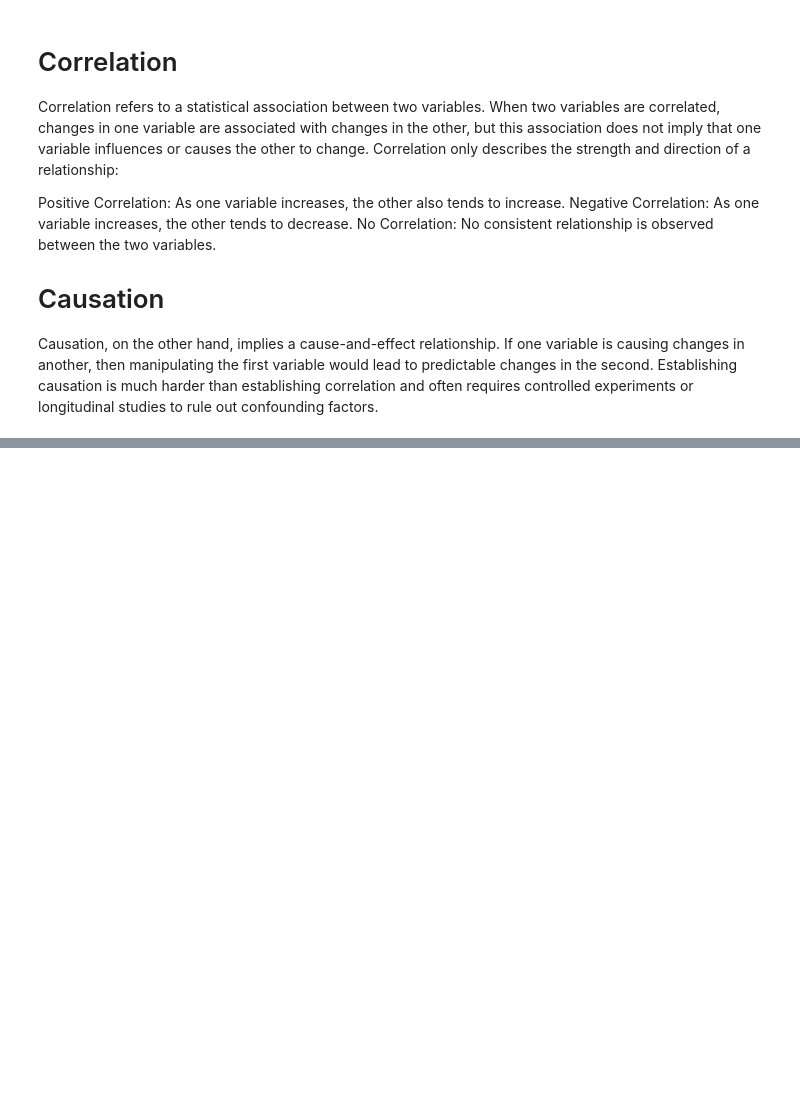
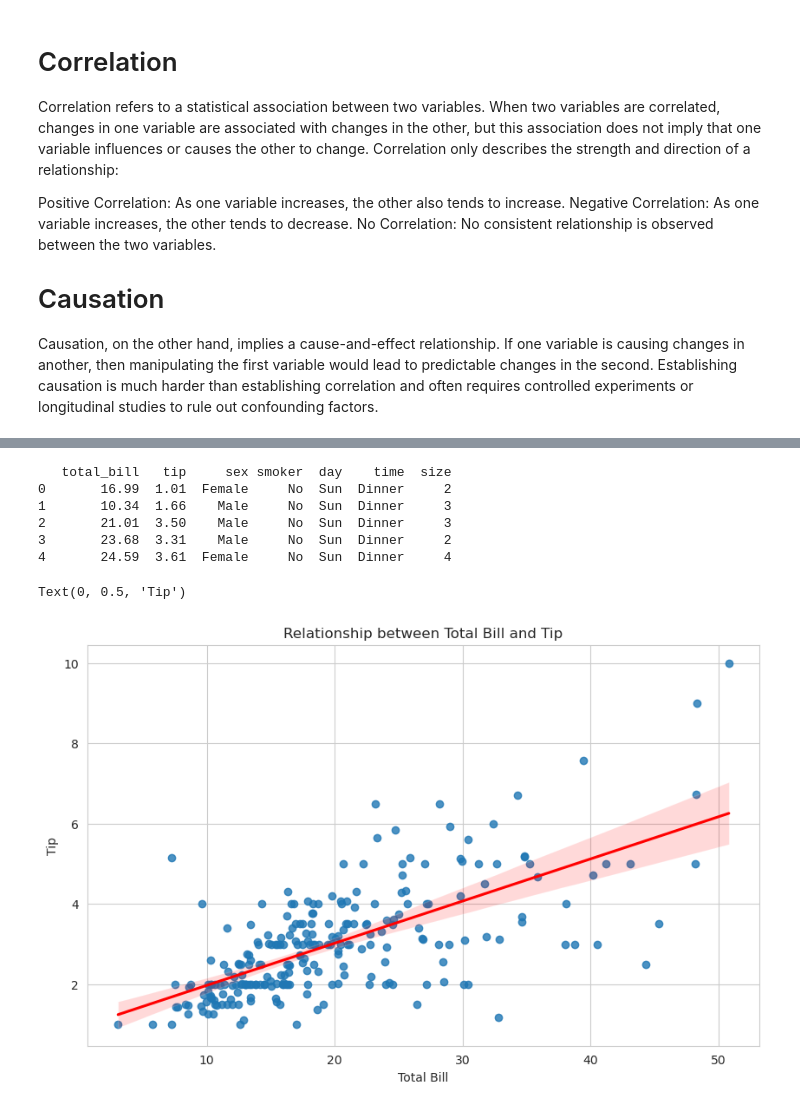
Before and after one commit to Ritik-mobcoder/Correlation-and-Regression-analysis, a Jupyter notebook: Correlation.ipynb, the cells around one changed output, grey strips where cells are left out. Drawn from its saved outputs; the diff is of its cells as text; code cells hidden in the pictures; blank space fills up the shorter version.

Commit message:
Simple Linear Regression

```diff
--- a/Correlation.ipynb
+++ b/Correlation.ipynb
@@ -49,0 +62,26 @@ Causation, on the other hand, implies a cause-and-effect relationship. If one va
+# %%
+tips = sns.load_dataset("tips")
+print(tips.head())
+X = tips[["total_bill"]]
+y = tips["tip"]
+
+X_train, X_test, y_train, y_test = train_test_split(X, y, test_size=0.2, random_state = 42)
+
+model = LinearRegression()
+model.fit(X_train, y_train)
+y_pred = model.predict(X_test)
+plt.figure(figsize=(10, 6))
+sns.set_style("whitegrid")
+sns.regplot(x="total_bill", y="tip", data=tips, line_kws={"color": "red"})
+plt.title("Relationship between Total Bill and Tip")
+plt.xlabel("Total Bill")
+plt.ylabel("Tip")
+# %% [output]
+   total_bill   tip     sex smoker  day    time  size
+0       16.99  1.01  Female     No  Sun  Dinner     2
+1       10.34  1.66    Male     No  Sun  Dinner     3
+2       21.01  3.50    Male     No  Sun  Dinner     3
+3       23.68  3.31    Male     No  Sun  Dinner     2
+4       24.59  3.61  Female     No  Sun  Dinner     4
+Text(0, 0.5, 'Tip')
+[figure, added]
```
Also changed, not shown: parts of 8 cells of this notebook, 2 other files.
